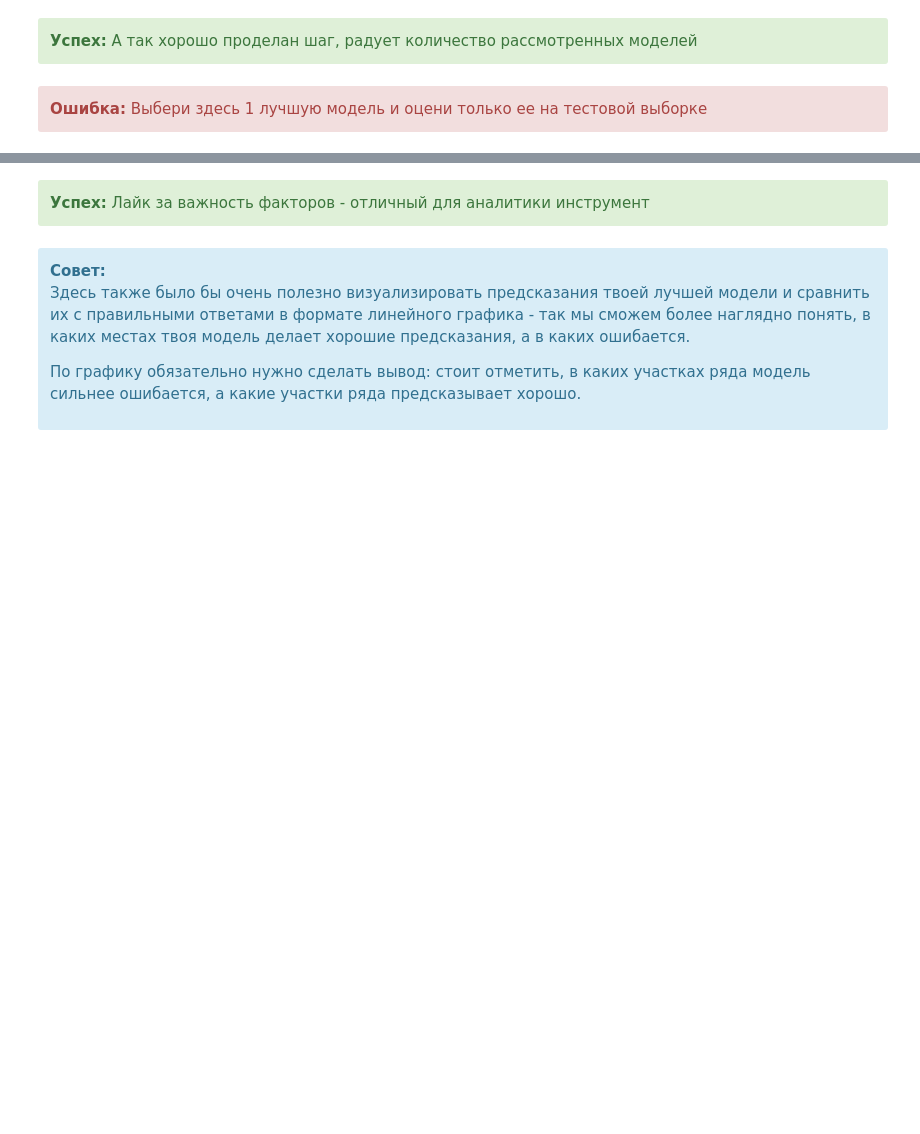
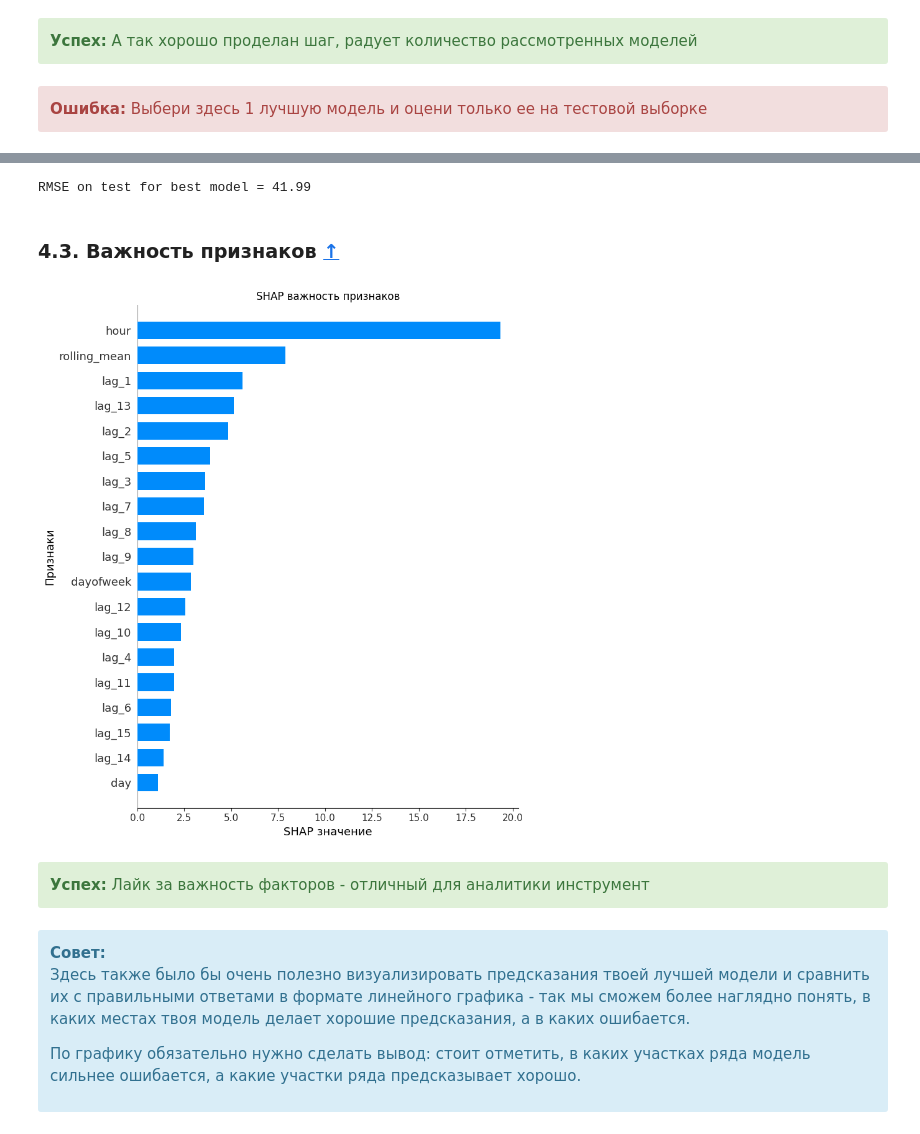
Before and after one commit to dolbilov/yandex_practicum_projects, a Jupyter notebook: 16_taxi_demand_predicting/project.ipynb, the cells around one changed output, grey strips where cells are left out. Saved outputs shown, nothing was run; the diff lists cells and outputs as text; code cells hidden in the pictures; blank space fills up the shorter version.

```diff
--- a/16_taxi_demand_predicting/project.ipynb
+++ b/16_taxi_demand_predicting/project.ipynb
@@ -325,8 +498,8 @@ plt.show()
 # %%
 def generate_features(df: pd.DataFrame, max_lag: int, rolling_mean_size: int) -> pd.DataFrame:
-        df['month'] = df.index.month
         df['day'] = df.index.day
         df['dayofweek'] = df.index.dayofweek
+        df['hour'] = df.index.hour
 
         for lag in range(1, max_lag + 1):
             df['lag_{}'.format(lag)] = df['num_orders'].shift(lag)
@@ -361,7 +542,9 @@ def get_objective(estimator_class, df: pd.DataFrame, fixed_params: dict):
         df_with_features = generate_features(df, params['max_lag'], params['rolling_mean_size'])
         X = df_with_features.drop(columns='num_orders')
         y = df_with_features['num_orders']
-        X_train, X_test, y_train, y_test = train_test_split(X, y, test_size=TEST_SIZE, shuffle=False)
+        X_train, X_temp, y_train, y_temp = train_test_split(X, y, test_size=TEST_SIZE * 2, shuffle=False)
+        # Последние 10% датасета как тестовая выборка отложены
+        X_valid, _, y_valid, _ = train_test_split(X_temp, y_temp, test_size=0.5, shuffle=False)
 
         params_copy = dict(params)
         del params['max_lag']
@@ -369,8 +552,8 @@ def get_objective(estimator_class, df: pd.DataFrame, fixed_params: dict):
         estimator = estimator_class(**fixed_params, **params)
 
         estimator.fit(X_train, y_train)
-        y_pred = estimator.predict(X_test)
-        rmse = root_mean_squared_error(y_test, y_pred)
+        y_pred = estimator.predict(X_valid)
+        rmse = root_mean_squared_error(y_valid, y_pred)
 
         return {
             'loss': rmse,
@@ -537,16 +744,40 @@ y_for_shap = df_for_shap['num_orders']
+# %%
+df_for_analysis = generate_features(df, max_lag, rolling_mean_size)
+X_for_analysis = df_for_analysis.drop(columns='num_orders')
+y_for_analysis = df_for_analysis['num_orders']
+
+X_train, X_test, y_train, y_test = train_test_split(X_for_analysis,
+                                                    y_for_analysis,
+                                                    test_size=TEST_SIZE,
+                                                    shuffle=False)
+# %%
+best_model = CatBoostRegressor(grow_policy='Lossguide',
+                               thread_count=-1,
+                               random_state=RANDOM_STATE,
+                               silent=True,
+                               **best_params_cbr)
+best_model.fit(X_train, y_train);
+# %%
+y_pred = best_model.predict(X_test)
+rmse = root_mean_squared_error(y_test, y_pred)
+print(f'RMSE on test for best model = {rmse:.2f}')
+# %% [output]
+RMSE on test for best model = 41.99
+# %% [markdown]
+### 4.3. <a id='toc4_3_'></a>Важность признаков      [&#8593;](#toc0_)
 # %%
-best_model = CatBoostRegressor(grow_policy='Lossguide', thread_count=-1, random_state=RANDOM_STATE, silent=True, **best_params_cbr)
-best_model.fit(X_for_shap, y_for_shap)
 explainer = shap.TreeExplainer(best_model)
-shap_values = explainer.shap_values(X_for_shap)
+shap_values = explainer.shap_values(X_for_analysis)
 
-shap.summary_plot(shap_values, X_for_shap, color_bar_label='Признаки', show=False, plot_type='bar', show_values_in_legend=True, max_display=100)
+shap.summary_plot(shap_values, X_for_analysis, color_bar_label='Признаки', show=False, plot_type='bar', show_values_in_legend=True, max_display=100)
 plt.title('SHAP важность признаков')
 plt.xlabel('SHAP значение')
 plt.ylabel('Признаки', fontsize=13)
 
 plt.tight_layout()
 plt.show()
+# %% [output]
+[figure, added]
 # %% [markdown]
 
 <div class="alert alert-block alert-success">
```
Also changed, not shown: parts of 48 cells of this notebook.
